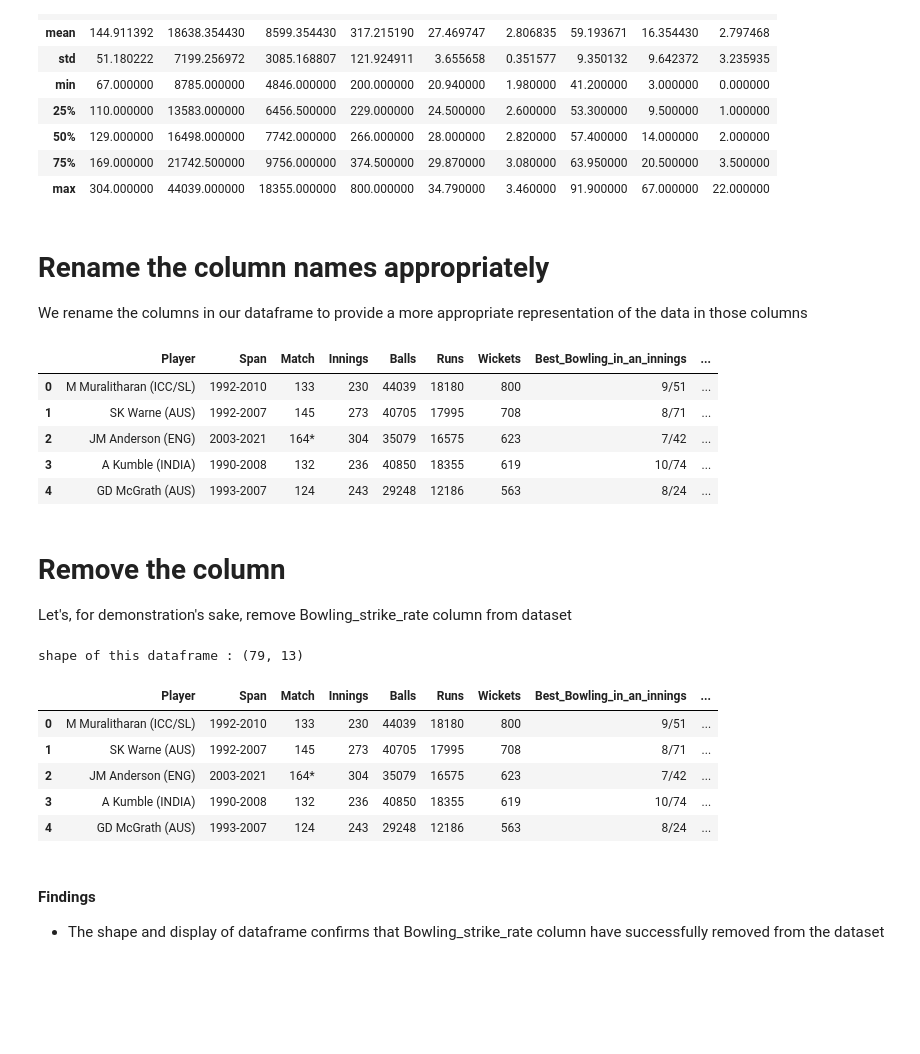
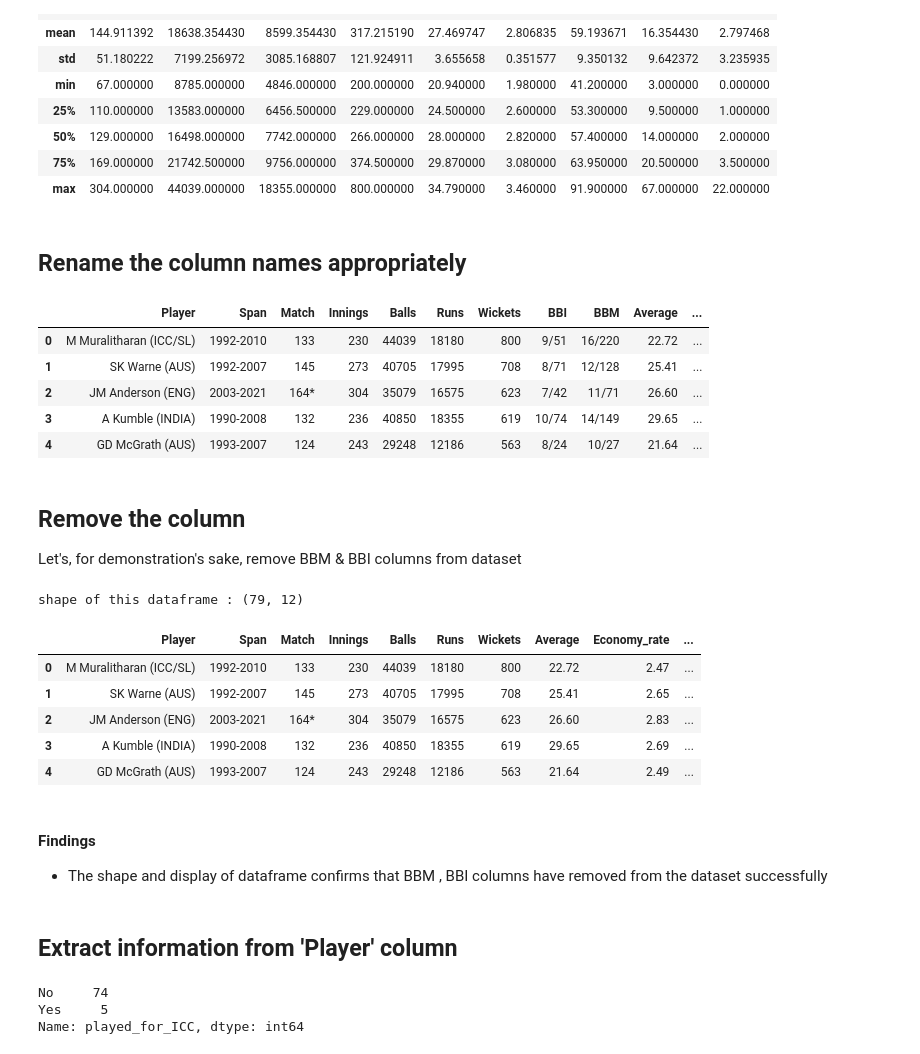
Before and after one commit to AsifSalman/test_bowlers_analysis, a Jupyter notebook: test_bowlers_analysis.ipynb, the cells around one changed output. Cells and saved outputs as stored; diff of their text form; code cells hidden in the pictures; blank space fills up the shorter version.

```diff
--- a/test_bowlers_analysis.ipynb
+++ b/test_bowlers_analysis.ipynb
@@ -132,31 +137,28 @@ display(df.describe())
 | 50% | 129.000000 | 16498.000000 | 7742.000000 | 266.000000 | 28.000000 | 2.820000 | 57.400000 | 14.000000 | 2.000000 |
 | 75% | 169.000000 | 21742.500000 | 9756.000000 | 374.500000 | 29.870000 | 3.080000 | 63.950000 | 20.500000 | 3.500000 |
 | max | 304.000000 | 44039.000000 | 18355.000000 | 800.000000 | 34.790000 | 3.460000 | 91.900000 | 67.000000 | 22.000000 |
-# %% [markdown]
-# Rename the column names appropriately
-We rename the columns in our dataframe to provide a more appropriate representation of the data in those columns
+# %% [markdown]
+## Rename the column names appropriately
 # %%
 # Rename the column names accordingly
 df = df.rename(columns={'Mat':'Match',
                         'Inns':'Innings',
                         'Balls': 'Balls',
                         'Wkts': 'Wickets ',
-                        'BBI':'Best_Bowling_in_an_innings',
-                        'BBM':'Best_Bowling_in_a_match',
                         'Ave': 'Average',
-                        'Econ': 'Economy rate',
+                        'Econ': 'Economy_rate',
                         'SR': 'Bowling_strike_rate',
                          5: '5 Wickets',
                          10: '10 Wickets'})
 
 display(df.head())
 # %% [output]
-|  | Player | Span | Match | Innings | Balls | Runs | Wickets | Best_Bowling_in_an_innings | ... |
-| 0 | M Muralitharan (ICC/SL) | 1992-2010 | 133 | 230 | 44039 | 18180 | 800 | 9/51 | ... |
-| 1 | SK Warne (AUS) | 1992-2007 | 145 | 273 | 40705 | 17995 | 708 | 8/71 | ... |
-| 2 | JM Anderson (ENG) | 2003-2021 | 164* | 304 | 35079 | 16575 | 623 | 7/42 | ... |
-| 3 | A Kumble (INDIA) | 1990-2008 | 132 | 236 | 40850 | 18355 | 619 | 10/74 | ... |
-| 4 | GD McGrath (AUS) | 1993-2007 | 124 | 243 | 29248 | 12186 | 563 | 8/24 | ... |
+|  | Player | Span | Match | Innings | Balls | Runs | Wickets | BBI | BBM | Average | ... |
+| 0 | M Muralitharan (ICC/SL) | 1992-2010 | 133 | 230 | 44039 | 18180 | 800 | 9/51 | 16/220 | 22.72 | ... |
+| 1 | SK Warne (AUS) | 1992-2007 | 145 | 273 | 40705 | 17995 | 708 | 8/71 | 12/128 | 25.41 | ... |
+| 2 | JM Anderson (ENG) | 2003-2021 | 164* | 304 | 35079 | 16575 | 623 | 7/42 | 11/71 | 26.60 | ... |
+| 3 | A Kumble (INDIA) | 1990-2008 | 132 | 236 | 40850 | 18355 | 619 | 10/74 | 14/149 | 29.65 | ... |
+| 4 | GD McGrath (AUS) | 1993-2007 | 124 | 243 | 29248 | 12186 | 563 | 8/24 | 10/27 | 21.64 | ... |
 # %% [markdown]
-# Remove the column
-Let's, for demonstration's sake, remove Bowling_strike_rate column from dataset
+## Remove the column
+Let's, for demonstration's sake, remove BBM & BBI columns from dataset
@@ -163,15 +167,16 @@ Let's, for demonstration's sake, remove Bowling_strike_rate column from dataset
 # %%
-df.drop('Bowling_strike_rate', axis=1, inplace=True)
 print("shape of this dataframe : " + str(df.shape))
 display(df.head())
 # %% [output]
-shape of this dataframe : (79, 13)
+shape of this dataframe : (79, 12)
-|  | Player | Span | Match | Innings | Balls | Runs | Wickets | Best_Bowling_in_an_innings | ... |
-| 0 | M Muralitharan (ICC/SL) | 1992-2010 | 133 | 230 | 44039 | 18180 | 800 | 9/51 | ... |
-| 1 | SK Warne (AUS) | 1992-2007 | 145 | 273 | 40705 | 17995 | 708 | 8/71 | ... |
-| 2 | JM Anderson (ENG) | 2003-2021 | 164* | 304 | 35079 | 16575 | 623 | 7/42 | ... |
-| 3 | A Kumble (INDIA) | 1990-2008 | 132 | 236 | 40850 | 18355 | 619 | 10/74 | ... |
-| 4 | GD McGrath (AUS) | 1993-2007 | 124 | 243 | 29248 | 12186 | 563 | 8/24 | ... |
+|  | Player | Span | Match | Innings | Balls | Runs | Wickets | Average | Economy_rate | ... |
+| 0 | M Muralitharan (ICC/SL) | 1992-2010 | 133 | 230 | 44039 | 18180 | 800 | 22.72 | 2.47 | ... |
+| 1 | SK Warne (AUS) | 1992-2007 | 145 | 273 | 40705 | 17995 | 708 | 25.41 | 2.65 | ... |
+| 2 | JM Anderson (ENG) | 2003-2021 | 164* | 304 | 35079 | 16575 | 623 | 26.60 | 2.83 | ... |
+| 3 | A Kumble (INDIA) | 1990-2008 | 132 | 236 | 40850 | 18355 | 619 | 29.65 | 2.69 | ... |
+| 4 | GD McGrath (AUS) | 1993-2007 | 124 | 243 | 29248 | 12186 | 563 | 21.64 | 2.49 | ... |
 # %% [markdown]
 #### Findings
-- The shape and display of dataframe confirms that Bowling_strike_rate column have successfully removed from the dataset
+- The shape and display of dataframe confirms that BBM , BBI columns have removed from the dataset successfully
+# %% [markdown]
+## Extract information from 'Player' column
@@ -177,0 +213,10 @@ shape of this dataframe : (79, 13)
+# %%
+# Add colum to the dataset
+df['played_for_ICC'] = df['Country'].apply(ICC_check)
+
+# How many players played for ICC?
+df['played_for_ICC'].value_counts()
+# %% [output]
+No     74
+Yes     5
+Name: played_for_ICC, dtype: int64
```
Also changed, not shown: parts of 22 cells of this notebook.
